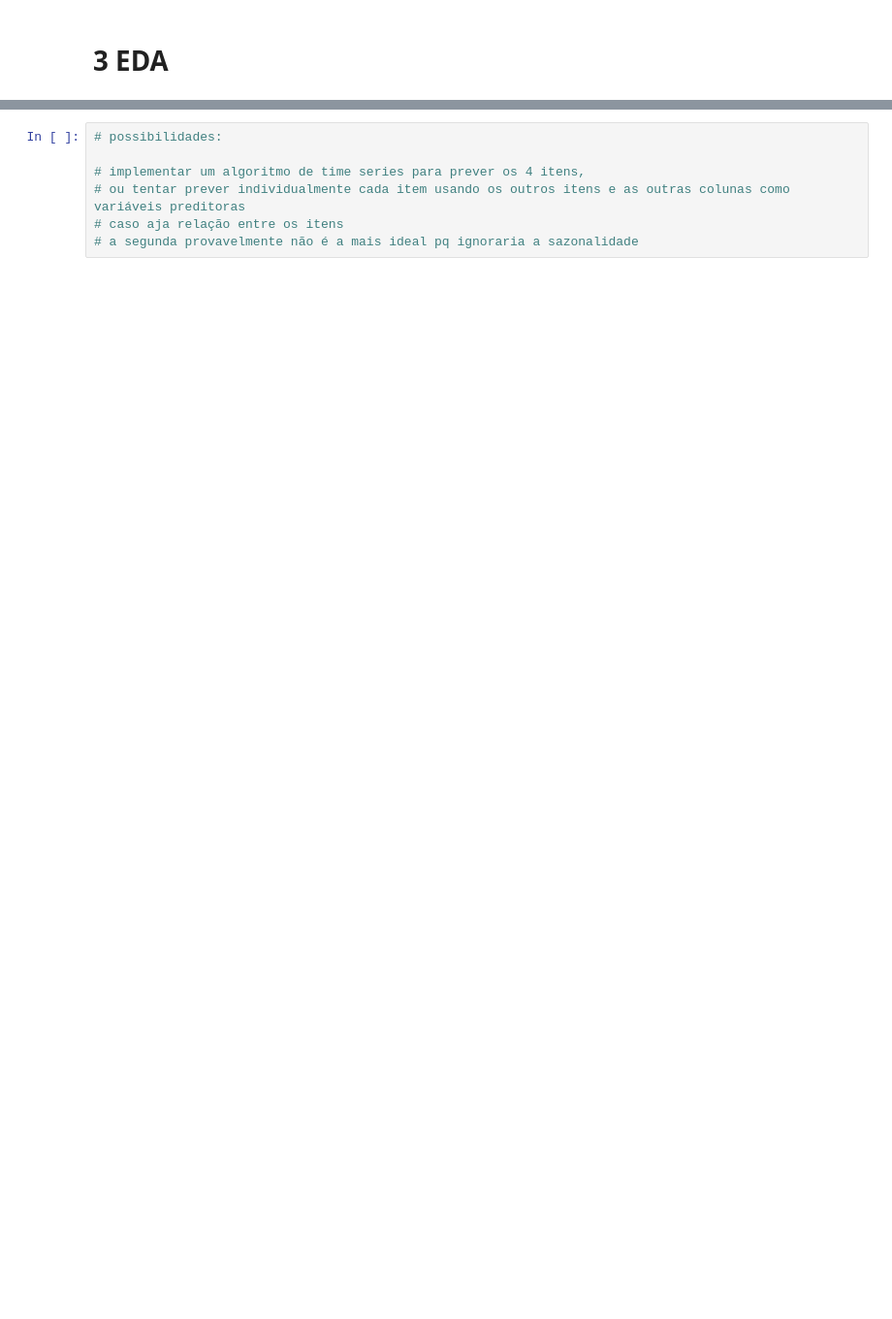
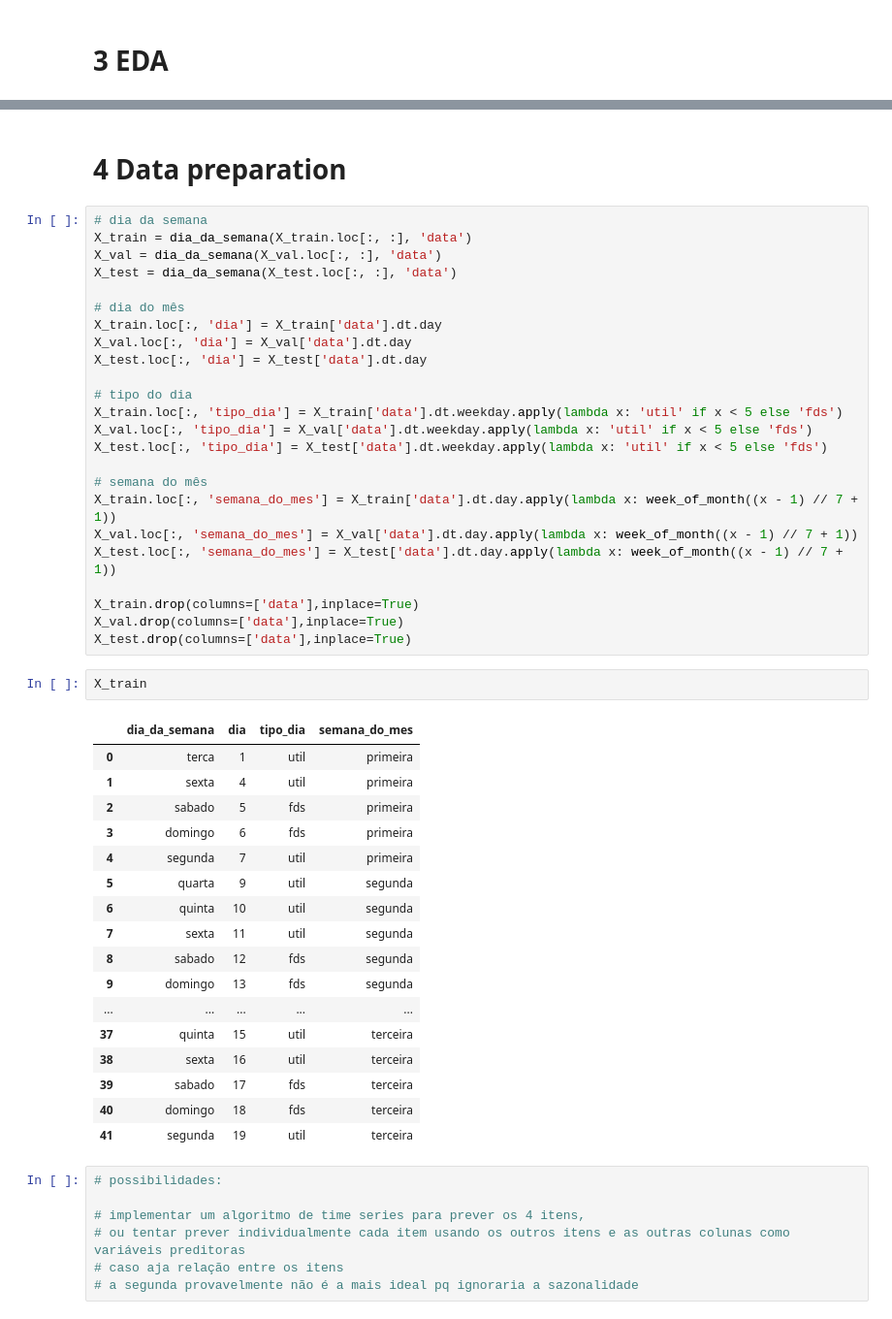
Before and after one commit to Eduardo-95-DS/case_mr_health, a Jupyter notebook: notebooks/Untitled.ipynb, the cells around one changed output, grey strips where cells are left out. Shown at 97% size. Saved outputs shown, nothing was run; the diff lists cells and outputs as text; blank space fills up the shorter version.

```diff
--- a/notebooks/Untitled.ipynb
+++ b/notebooks/Untitled.ipynb
@@ -309,3 +811,49 @@ fig = px.bar(
+# %% [markdown]
+# **4 Data preparation**
+# %%
+# dia da semana
+X_train = dia_da_semana(X_train.loc[:, :], 'data')
+X_val = dia_da_semana(X_val.loc[:, :], 'data')
+X_test = dia_da_semana(X_test.loc[:, :], 'data')
+
+# dia do mês
+X_train.loc[:, 'dia'] = X_train['data'].dt.day
+X_val.loc[:, 'dia'] = X_val['data'].dt.day
+X_test.loc[:, 'dia'] = X_test['data'].dt.day
+
+# tipo do dia
+X_train.loc[:, 'tipo_dia'] = X_train['data'].dt.weekday.apply(lambda x: 'util' if x < 5 else 'fds')
+X_val.loc[:, 'tipo_dia'] = X_val['data'].dt.weekday.apply(lambda x: 'util' if x < 5 else 'fds')
+X_test.loc[:, 'tipo_dia'] = X_test['data'].dt.weekday.apply(lambda x: 'util' if x < 5 else 'fds')
+
+# semana do mês
+X_train.loc[:, 'semana_do_mes'] = X_train['data'].dt.day.apply(lambda x: week_of_month((x - 1) // 7 + 1))
+X_val.loc[:, 'semana_do_mes'] = X_val['data'].dt.day.apply(lambda x: week_of_month((x - 1) // 7 + 1))
+X_test.loc[:, 'semana_do_mes'] = X_test['data'].dt.day.apply(lambda x: week_of_month((x - 1) // 7 + 1))
+
+X_train.drop(columns=['data'],inplace=True)
+X_val.drop(columns=['data'],inplace=True)
+X_test.drop(columns=['data'],inplace=True)
+# %%
+X_train
+# %% [output]
+|  | dia_da_semana | dia | tipo_dia | semana_do_mes |
+| 0 | terca | 1 | util | primeira |
+| 1 | sexta | 4 | util | primeira |
+| 2 | sabado | 5 | fds | primeira |
+| 3 | domingo | 6 | fds | primeira |
+| 4 | segunda | 7 | util | primeira |
+| 5 | quarta | 9 | util | segunda |
+| 6 | quinta | 10 | util | segunda |
+| 7 | sexta | 11 | util | segunda |
+| 8 | sabado | 12 | fds | segunda |
+| 9 | domingo | 13 | fds | segunda |
+| ... | ... | ... | ... | ... |
+| 37 | quinta | 15 | util | terceira |
+| 38 | sexta | 16 | util | terceira |
+| 39 | sabado | 17 | fds | terceira |
+| 40 | domingo | 18 | fds | terceira |
+| 41 | segunda | 19 | util | terceira |
 # %%
 # possibilidades:
 
```
Also changed, not shown: parts of 57 cells of this notebook.
